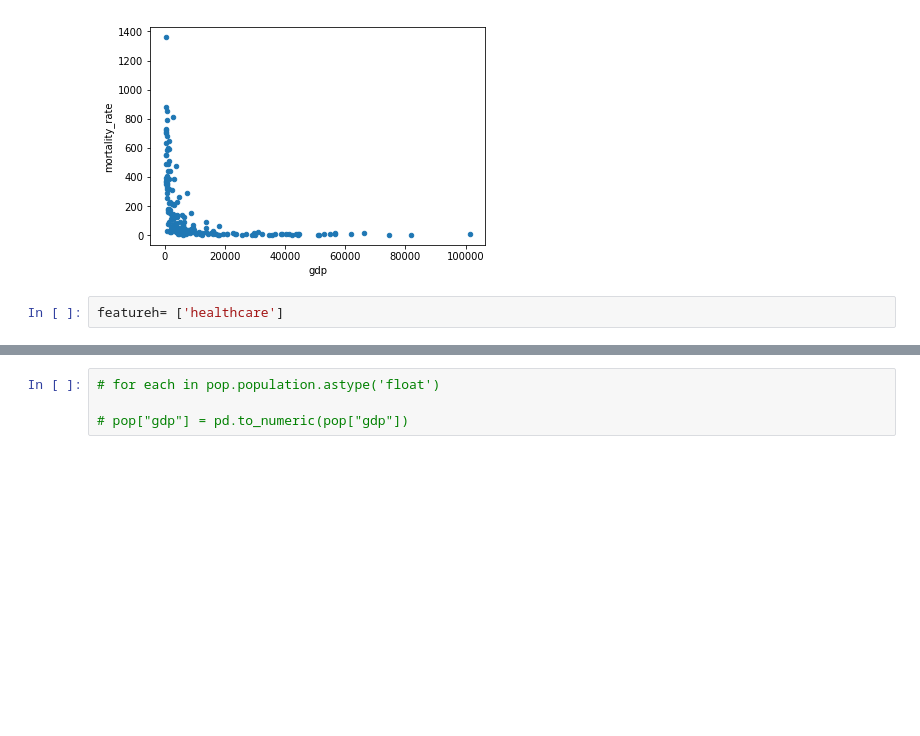
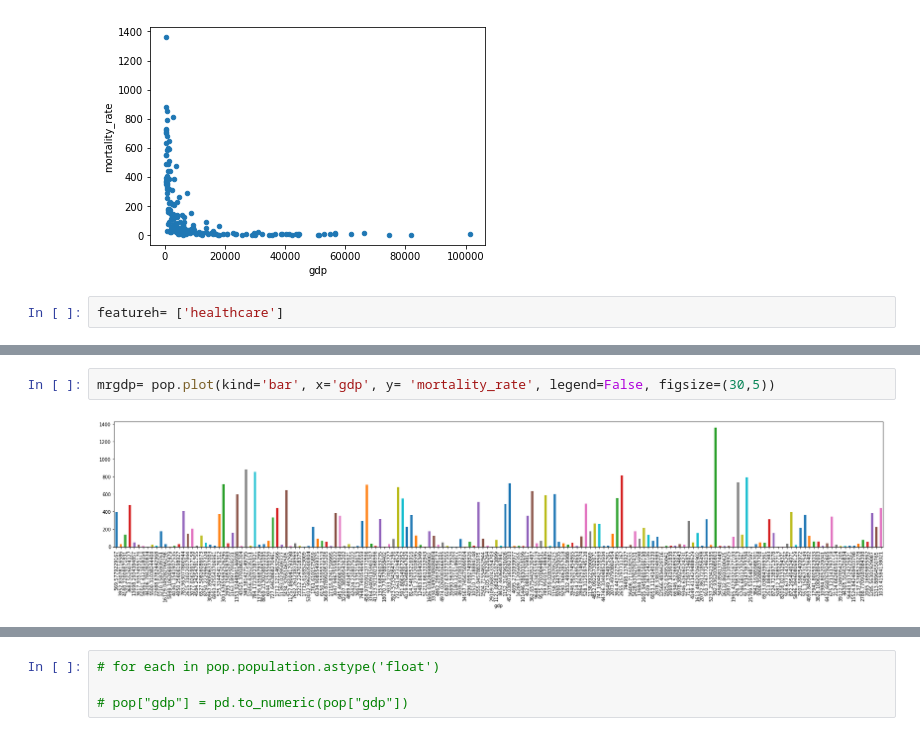
Before and after one commit to imamun93/Maternal_Mortality_Rate, a Jupyter notebook: WIP.ipynb, the cells around one changed output, grey strips where cells are left out. Saved outputs shown, nothing was run; the diff lists cells and outputs as text; blank space fills up the shorter version.

```diff
--- a/WIP.ipynb
+++ b/WIP.ipynb
@@ -1154,0 +1165,4 @@ hm= pop.plot(kind='scatter', x='maternity_leaves', y='healthcare', alpha=.2) #sc
+# %%
+mrgdp= pop.plot(kind='bar', x='gdp', y= 'mortality_rate', legend=False, figsize=(30,5))
+# %% [output]
+[figure, added]
```
Also changed, not shown: parts of 14 cells of this notebook.
